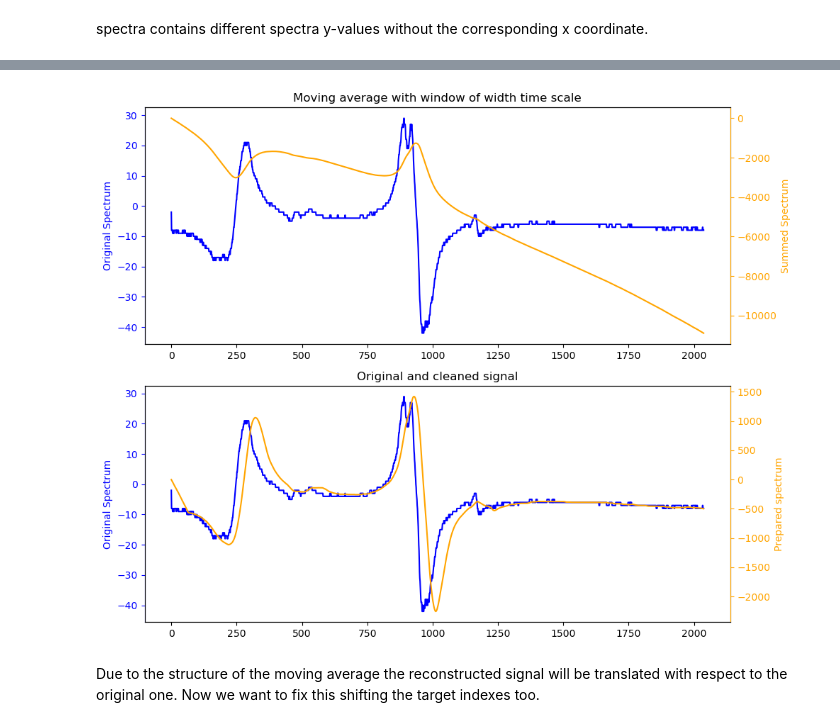
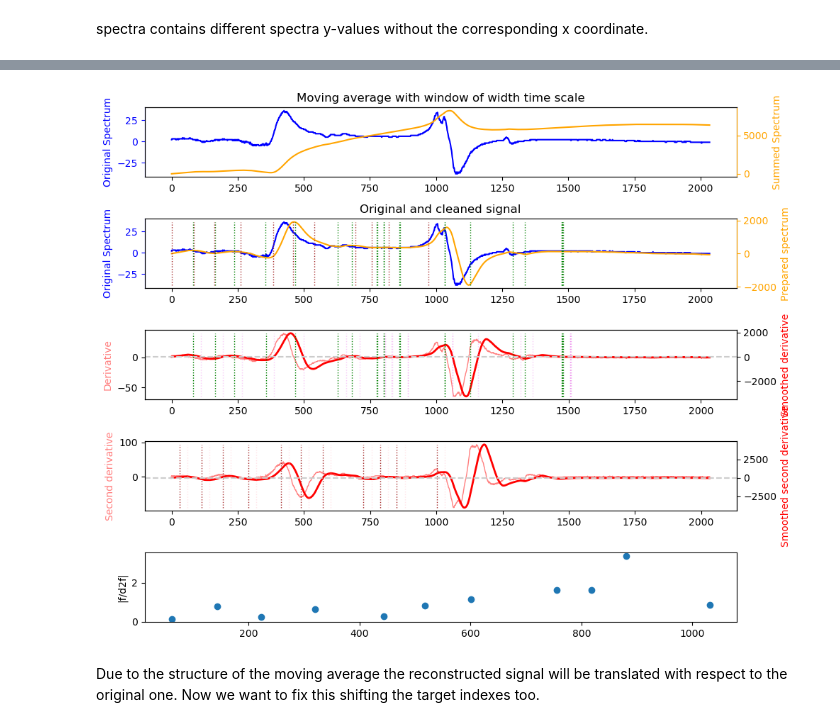
Before and after one commit to jack00look/RP_Spectroscopy, a Jupyter notebook: linien_server/try.ipynb, the cells around one changed output, grey strips where cells are left out. Drawn from its saved outputs; the diff is of its cells as text; code cells hidden in the pictures.

```diff
--- a/linien_server/try.ipynb
+++ b/linien_server/try.ipynb
@@ -202,9 +202,43 @@ print('window_width_cropped', window_width_cropped)
 prepared_spectrum = get_diff_at_time_scale(sum_up_spectrum(spectra_cropped[0]), time_scale) #to clean the signal
 #they use a moving average and then they re-derive it
 
+
+# --- first derivative
+prepared_spectrum = np.array(prepared_spectrum)
+derivative_prepared_spectrum = prepared_spectrum[1:] - prepared_spectrum[:-1]
+derivative_prepared_spectrum_smoothed = get_diff_at_time_scale(sum_up_spectrum(derivative_prepared_spectrum), time_scale)
+
+zero_crossings_smooth_derivative = []
+previous_value = derivative_prepared_spectrum_smoothed[0]
+for i in range(1, len(derivative_prepared_spectrum_smoothed)):
+    current_value = derivative_prepared_spectrum_smoothed[i]
+    if previous_value*current_value <= 0 :
+        zero_crossings_smooth_derivative.append(i)
+    previous_value = current_value
+
+zero_crossings_smooth_derivative = np.array(zero_crossings_smooth_derivative)
+
+# --- second derivative
+derivative_prepared_spectrum_smoothed = np.array(derivative_prepared_spectrum_smoothed)
+second_derivative_prepared_spectrum = derivative_prepared_spectrum_smoothed[1:] - derivative_prepared_spectrum_smoothed[:-1]
+second_derivative_prepared_spectrum_smoothed = get_diff_at_time_scale(sum_up_spectrum(second_derivative_prepared_spectrum), time_scale)
+
+second_derivative_peaks = get_all_peaks(second_derivative_prepared_spectrum_smoothed, target_idxs)
+second_derivative_peaks_idxs = [i for i, peak in second_derivative_peaks]
+print(second_derivative_peaks)
+print(second_derivative_peaks_idxs)
+
+shift_second_derivative = np.argmax(correlate(second_derivative_prepared_spectrum_smoothed, second_derivative_prepared_spectrum))-len(second_derivative_prepared_spectrum)
+print('shift second erivative', shift_second_derivative)
+
+#using the moving average the new derivative will be shifted
+
+shift_derivative = np.argmax(correlate(derivative_prepared_spectrum_smoothed, derivative_prepared_spectrum))-len(derivative_prepared_spectrum)
+print('shift first derivative', shift_derivative)
+
 #--- original spectrum and its moving average ---
 
-fig, axs = plt.subplots(2, 1, figsize=(10, 8))
+fig, axs = plt.subplots(5, 1, figsize=(10, 8))
 
 ax0 = axs[0] # Primary y-axis
 ax1 = ax0.twinx() # Secondary y-axis
@@ -238,6 +272,9 @@ ax3 = ax2.twinx() # Secondary y-axis
 
 ax2.plot(spectra_cropped[0], label='Original spectrum', color=color0)
 ax3.plot(prepared_spectrum, label='Prepared spectrum', color=color1)
+ax3.vlines(zero_crossings_smooth_derivative - shift_derivative, min(prepared_spectrum), max(prepared_spectrum), color='green', ls=':', lw=1)
+ax3.vlines(second_derivative_peaks_idxs - shift_second_derivative - shift_derivative, min(prepared_spectrum), max(prepared_spectrum), color='brown', ls=':', lw=1)
+
 
 # Set y-axis labels with matching colors
 ax2.set_ylabel("Original Spectrum", color=color0)
@@ -251,9 +288,41 @@ ax3.tick_params(axis='y', colors=color1)
 ax2.spines['left'].set_color(color0)
 ax3.spines['right'].set_color(color1)
 
+
 # Set title
 ax2.set_title("Original and cleaned signal")
 
+ax4 = axs[2] # Primary y-axis
+ax5 = ax4.twinx() # Secondary y-axis
+
+ax4.plot(derivative_prepared_spectrum, color = 'red', lw=1, alpha=0.5, label='Derivative')
+ax5.plot(derivative_prepared_spectrum_smoothed, color='red', lw=2, label='Smoothed derivative')
+ax5.axhline(0, color='0.8', ls='--')
+# Set y-axis labels with matching colors
+ax4.set_ylabel("Derivative", color='red', alpha = 0.5)
+ax5.set_ylabel("Smoothed derivative", color='red')
+ax5.vlines(zero_crossings_smooth_derivative, min(derivative_prepared_spectrum_smoothed), max(derivative_prepared_spectrum_smoothed), color='violet', ls=':', lw=1, alpha = 0.4)
+ax5.vlines(zero_crossings_smooth_derivative - shift_derivative, min(derivative_prepared_spectrum_smoothed), max(derivative_prepared_spectrum_smoothed), color='green', ls=':', lw=1)
+
+ax6 = axs[3] # Primary y-axis
+ax7 = ax6.twinx() # Secondary y-axis
+
+ax6.plot(second_derivative_prepared_spectrum, color = 'red', lw=1, alpha=0.5, label='Second derivative')
+ax7.plot(second_derivative_prepared_spectrum_smoothed, color='red', lw=2, label='Smoothed second derivative')
+ax7.vlines(second_derivative_peaks_idxs, min(second_derivative_prepared_spectrum_smoothed), max(second_derivative_prepared_spectrum_smoothed), color='pink', ls=':', lw=1, alpha = 0.4)
+ax7.vlines(second_derivative_peaks_idxs - shift_second_derivative, min(second_derivative_prepared_spectrum_smoothed), max(second_derivative_prepared_spectrum_smoothed), color='brown', ls=':', lw=1)
+ax6.set_ylabel("Second derivative", color='red', alpha = 0.5)
+ax7.set_ylabel("Smoothed second derivative", color='red')
+ax7.axhline(0, color='0.8', ls='--')
+
+second_derivative_prepared_spectrum_smoothed = np.array(second_derivative_prepared_spectrum_smoothed)
+
+ax8 = axs[4]
+ax8.plot(second_derivative_peaks_idxs, np.sqrt(np.abs(prepared_spectrum[second_derivative_peaks_idxs-shift_second_derivative - shift_derivative]/(second_derivative_prepared_spectrum_smoothed[second_derivative_peaks_idxs]))), marker = 'o', ls = 'None')
+ax8.set_ylabel('|f/d2f|')
+
+ax8 = axs[4].sharex(ax6)
+
 plt.tight_layout()
 plt.show()
 # %% [output]
@@ -263,4 +337,4 @@ window_width_cropped 70
-[figure, old version]
+[figure, new version]
 # %% [markdown]
 Due to the structure of the moving average the reconstructed signal will be translated with respect to the original one. Now we want to fix this shifting the target indexes too.
 # %%
```
Also changed, not shown: parts of 11 cells of this notebook, 45 other files.
